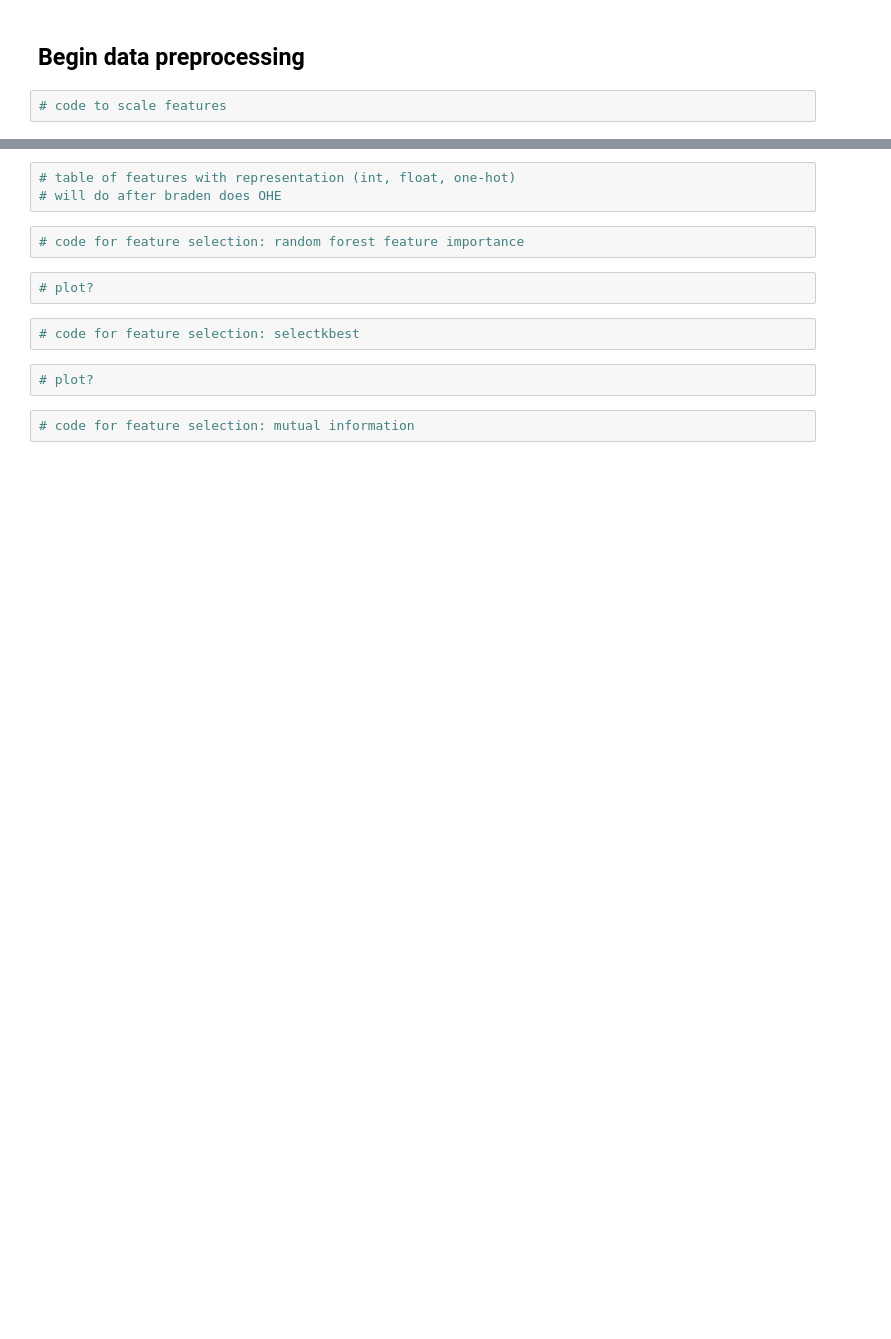
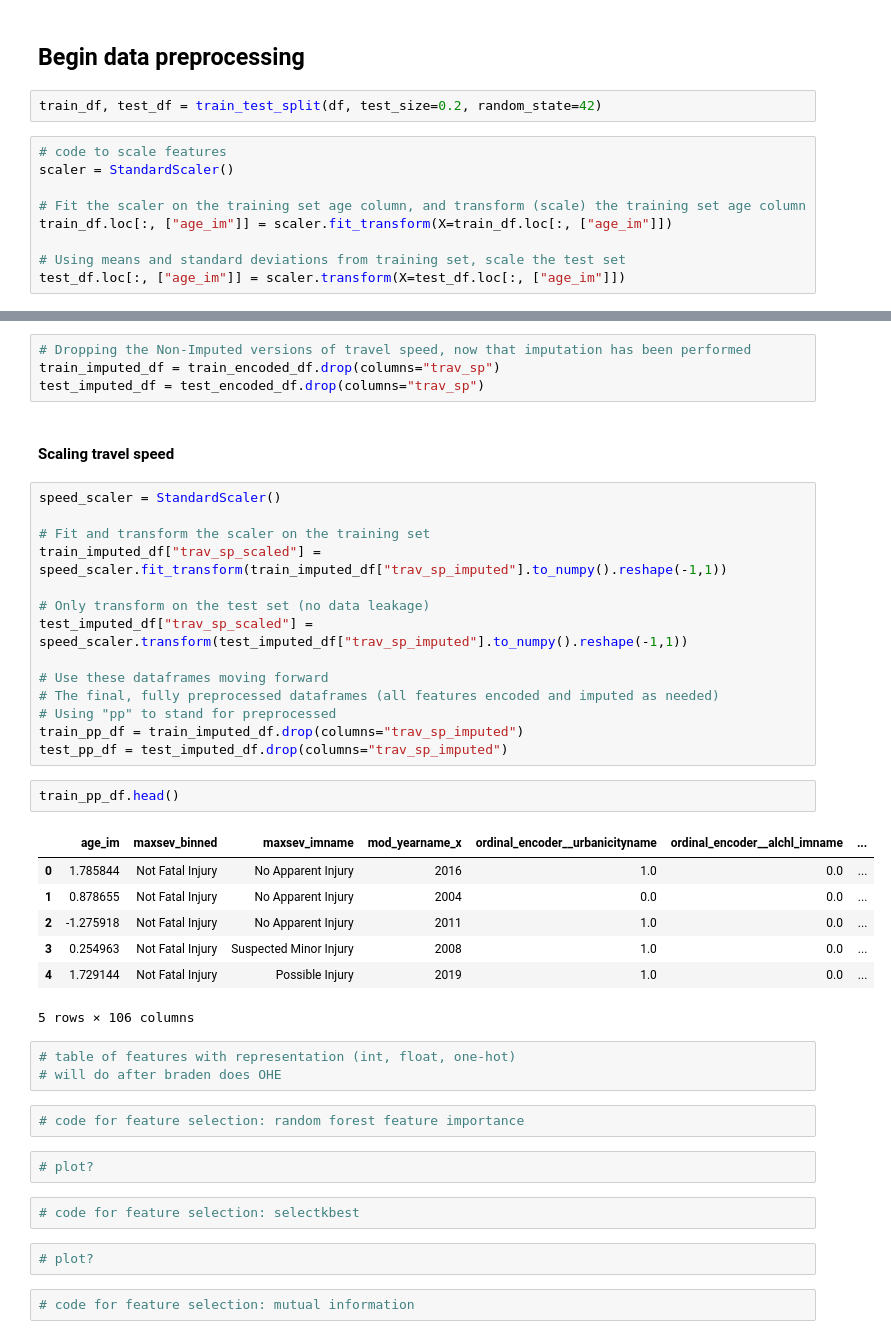
Before and after one commit to BradenAnderson/Accident_Severity_Prediction, a Jupyter notebook: HienEDIT_AndersonLamWeeda_Lab2_Draft.ipynb, the cells around one changed output, grey strips where cells are left out. Drawn from its saved outputs; the diff is of its cells as text; blank space fills up the shorter version.

Commit message:
Add encoding, scaling, imputing

```diff
--- a/HienEDIT_AndersonLamWeeda_Lab2_Draft.ipynb
+++ b/HienEDIT_AndersonLamWeeda_Lab2_Draft.ipynb
@@ -665,6 +813,15 @@ display(df)
 # %% [markdown]
 ## Begin data preprocessing
+# %%
+train_df, test_df = train_test_split(df, test_size=0.2, random_state=42)
 # %%
 # code to scale features
+scaler = StandardScaler()
+
+# Fit the scaler on the training set age column, and transform (scale) the training set age column
+train_df.loc[:, ["age_im"]] = scaler.fit_transform(X=train_df.loc[:, ["age_im"]])
+
+# Using means and standard deviations from training set, scale the test set
+test_df.loc[:, ["age_im"]] = scaler.transform(X=test_df.loc[:, ["age_im"]])
 # %%
 # code for one hot encode
@@ -671,3 +925,33 @@ display(df)
+# %%
+# Dropping the Non-Imputed versions of travel speed, now that imputation has been performed
+train_imputed_df = train_encoded_df.drop(columns="trav_sp")
+test_imputed_df = test_encoded_df.drop(columns="trav_sp")
+# %% [markdown]
+#### Scaling travel speed
+# %%
+speed_scaler = StandardScaler()
+
+# Fit and transform the scaler on the training set
+train_imputed_df["trav_sp_scaled"] = speed_scaler.fit_transform(train_imputed_df["trav_sp_imputed"].to_numpy().reshape(-1,1))
+
+# Only transform on the test set (no data leakage)
+test_imputed_df["trav_sp_scaled"] = speed_scaler.transform(test_imputed_df["trav_sp_imputed"].to_numpy().reshape(-1,1))
+
+# Use these dataframes moving forward
+# The final, fully preprocessed dataframes (all features encoded and imputed as needed)
+# Using "pp" to stand for preprocessed
+train_pp_df = train_imputed_df.drop(columns="trav_sp_imputed")
+test_pp_df = test_imputed_df.drop(columns="trav_sp_imputed")
+# %%
+train_pp_df.head()
+# %% [output]
+|  | age_im | maxsev_binned | maxsev_imname | mod_yearname_x | ordinal_encoder__urbanicityname | ordinal_encoder__alchl_imname | ... |
+| 0 | 1.785844 | Not Fatal Injury | No Apparent Injury | 2016 | 1.0 | 0.0 | ... |
+| 1 | 0.878655 | Not Fatal Injury | No Apparent Injury | 2004 | 0.0 | 0.0 | ... |
+| 2 | -1.275918 | Not Fatal Injury | No Apparent Injury | 2011 | 1.0 | 0.0 | ... |
+| 3 | 0.254963 | Not Fatal Injury | Suspected Minor Injury | 2008 | 1.0 | 0.0 | ... |
+| 4 | 1.729144 | Not Fatal Injury | Possible Injury | 2019 | 1.0 | 0.0 | ... |
+5 rows × 106 columns
 # %%
 # table of features with representation (int, float, one-hot)
 # will do after braden does OHE
```
Also changed, not shown: parts of 58 cells of this notebook.
